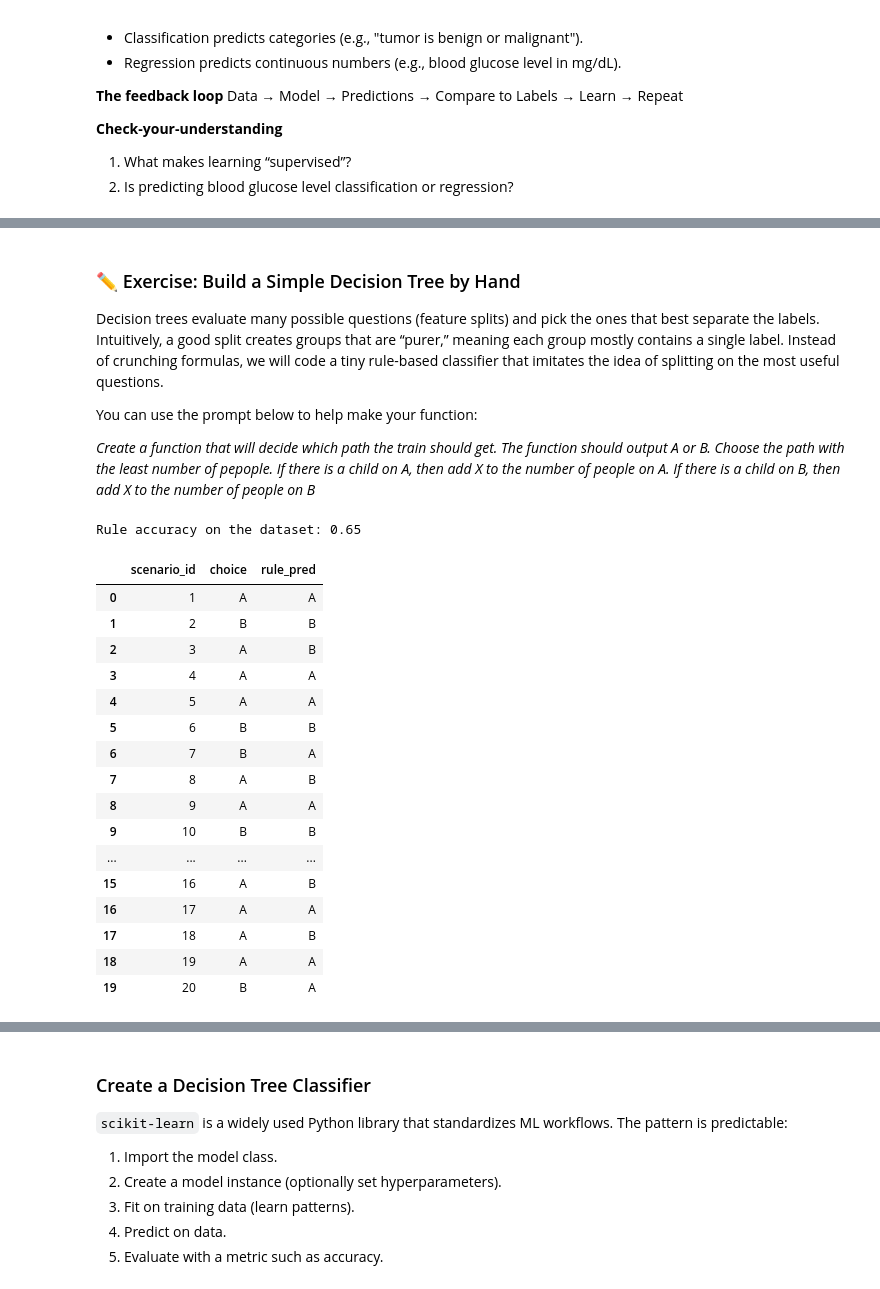
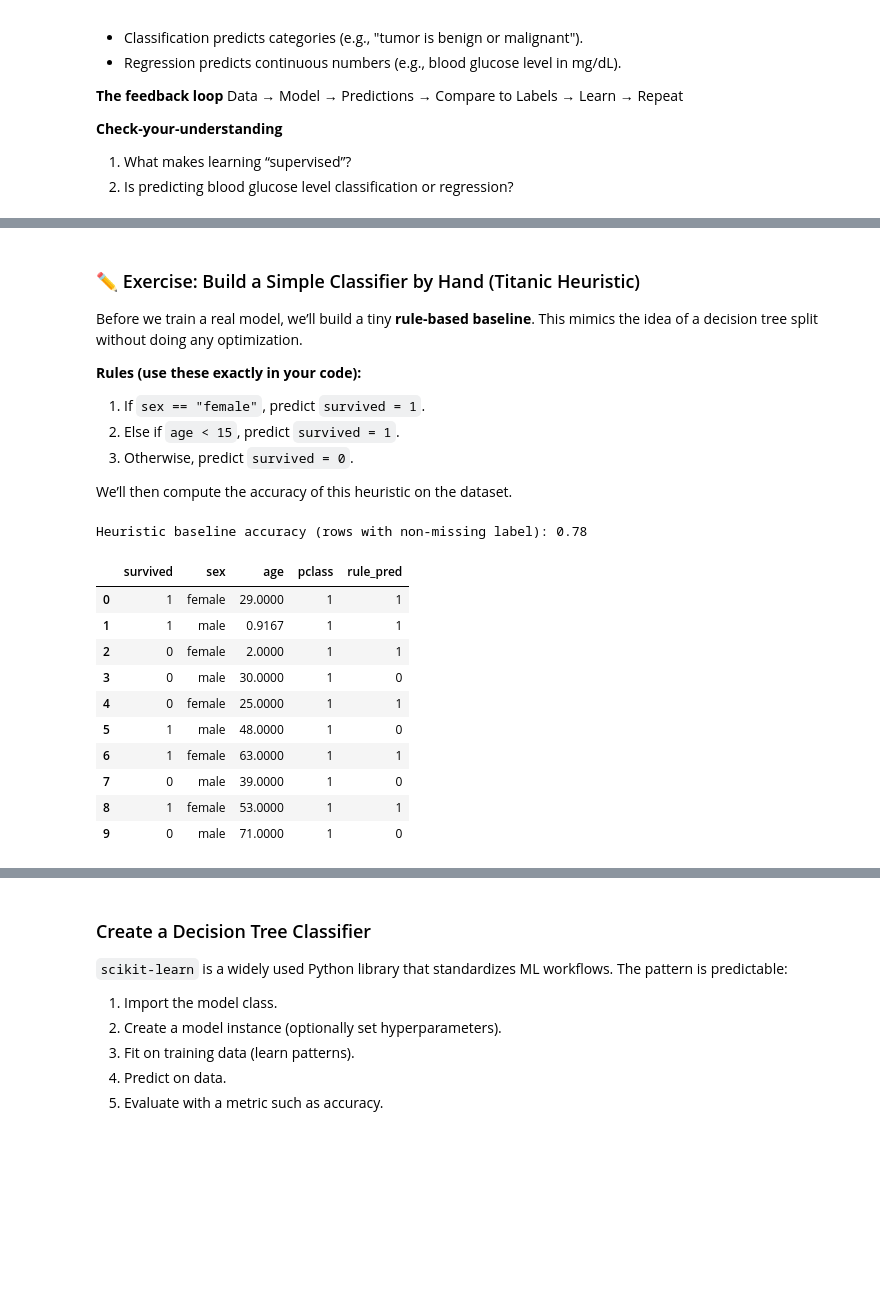
Before and after one commit to uf-bme/BME6938-Spring-2026, a Jupyter notebook: lessons/04-supervised-ml/04-supervised-ML.ipynb, the cells around one changed output, grey strips where cells are left out. Drawn from its saved outputs; the diff is of its cells as text; code cells hidden in the pictures; blank space fills up the shorter version.

```diff
--- a/lessons/04-supervised-ml/04-supervised-ML.ipynb
+++ b/lessons/04-supervised-ml/04-supervised-ML.ipynb
@@ -122,47 +103,48 @@ Each question corresponds to a split on one feature, and the final choice is a *
 2. What does a “leaf” represent in a decision tree?
 # %% [markdown]
-### ✏️ Exercise: Build a Simple Decision Tree by Hand
+### ✏️ Exercise: Build a Simple Classifier by Hand (Titanic Heuristic)
 
-Decision trees evaluate many possible questions (feature splits) and pick the ones that best separate the labels. Intuitively, a good split creates groups that are “purer,” meaning each group mostly contains a single label. Instead of crunching formulas, we will code a tiny rule-based classifier that imitates the idea of splitting on the most useful questions.
+Before we train a real model, we’ll build a tiny **rule-based baseline**. This mimics the idea of a decision tree split without doing any optimization.
 
-You can use the prompt below to help make your function:
+**Rules (use these exactly in your code):**
 
-_Create a function that will decide which path the train should get. The function should output A or B. Choose the path with the least number of pepople. If there is a child on A, then add X to the number of people on A. If there is a child on B, then add X to the number of people on B_
+1. If `sex == "female"`, predict `survived = 1`.
+2. Else if `age < 15`, predict `survived = 1`.
+3. Otherwise, predict `survived = 0`.
+
+We’ll then compute the accuracy of this heuristic on the dataset.
 # %%
-# Create your function below:
-def choose_path(people_a, people_b, child_on_a=False, child_on_b=False):
-    adjusted_a = people_a + (2 if child_on_a else 0)
-    adjusted_b = people_b + (1 if child_on_b else 0)
-    return "A" if adjusted_a <= adjusted_b else "B"
+# Implement the heuristic baseline from the prompt above
 
-def hand_built_tree(row):
-    return choose_path(
-        people_a=row["track_a_people"],
-        people_b=row["track_b_people"],
-        child_on_a=row["has_child_on_b"],
-        child_on_b=row["has_doctor_on_a"],
-    )
+def predict_survival(row):
+    sex = str(row.get("sex", "")).lower()
+    age = pd.to_numeric(row.get("age", pd.NA), errors="coerce")
 
-df["rule_pred"] = df.apply(hand_built_tree, axis=1)
-rule_accuracy = (df["rule_pred"] == df["choice"]).mean()
-print(f"Rule accuracy on the dataset: {rule_accuracy:.2f}")
-df[["scenario_id", "choice", "rule_pred"]]
+    if sex == "female":
+        return 1
+    if pd.notna(age) and float(age) < 15:
+        return 1
+    return 0
+
+df["rule_pred"] = df.apply(predict_survival, axis=1)
+
+# Ensure the label is numeric 0/1
+y_true = pd.to_numeric(df["survived"], errors="coerce")
+mask = y_true.notna()
+rule_accuracy = (df.loc[mask, "rule_pred"] == y_true.loc[mask].astype(int)).mean()
+
+print(f"Heuristic baseline accuracy (rows with non-missing label): {rule_accuracy:.2f}")
+df[["survived", "sex", "age", "pclass", "rule_pred"]].head(10)
 # %% [output]
-Rule accuracy on the dataset: 0.65
+Heuristic baseline accuracy (rows with non-missing label): 0.78
-|  | scenario_id | choice | rule_pred |
-| 0 | 1 | A | A |
-| 1 | 2 | B | B |
-| 2 | 3 | A | B |
-| 3 | 4 | A | A |
-| 4 | 5 | A | A |
-| 5 | 6 | B | B |
-| 6 | 7 | B | A |
-| 7 | 8 | A | B |
-| 8 | 9 | A | A |
-| 9 | 10 | B | B |
-| ... | ... | ... | ... |
-| 15 | 16 | A | B |
-| 16 | 17 | A | A |
-| 17 | 18 | A | B |
-| 18 | 19 | A | A |
-| 19 | 20 | B | A |
+|  | survived | sex | age | pclass | rule_pred |
+| 0 | 1 | female | 29.0000 | 1 | 1 |
+| 1 | 1 | male | 0.9167 | 1 | 1 |
+| 2 | 0 | female | 2.0000 | 1 | 1 |
+| 3 | 0 | male | 30.0000 | 1 | 0 |
+| 4 | 0 | female | 25.0000 | 1 | 1 |
+| 5 | 1 | male | 48.0000 | 1 | 0 |
+| 6 | 1 | female | 63.0000 | 1 | 1 |
+| 7 | 0 | male | 39.0000 | 1 | 0 |
+| 8 | 1 | female | 53.0000 | 1 | 1 |
+| 9 | 0 | male | 71.0000 | 1 | 0 |
```
Also changed, not shown: parts of 12 cells of this notebook.
